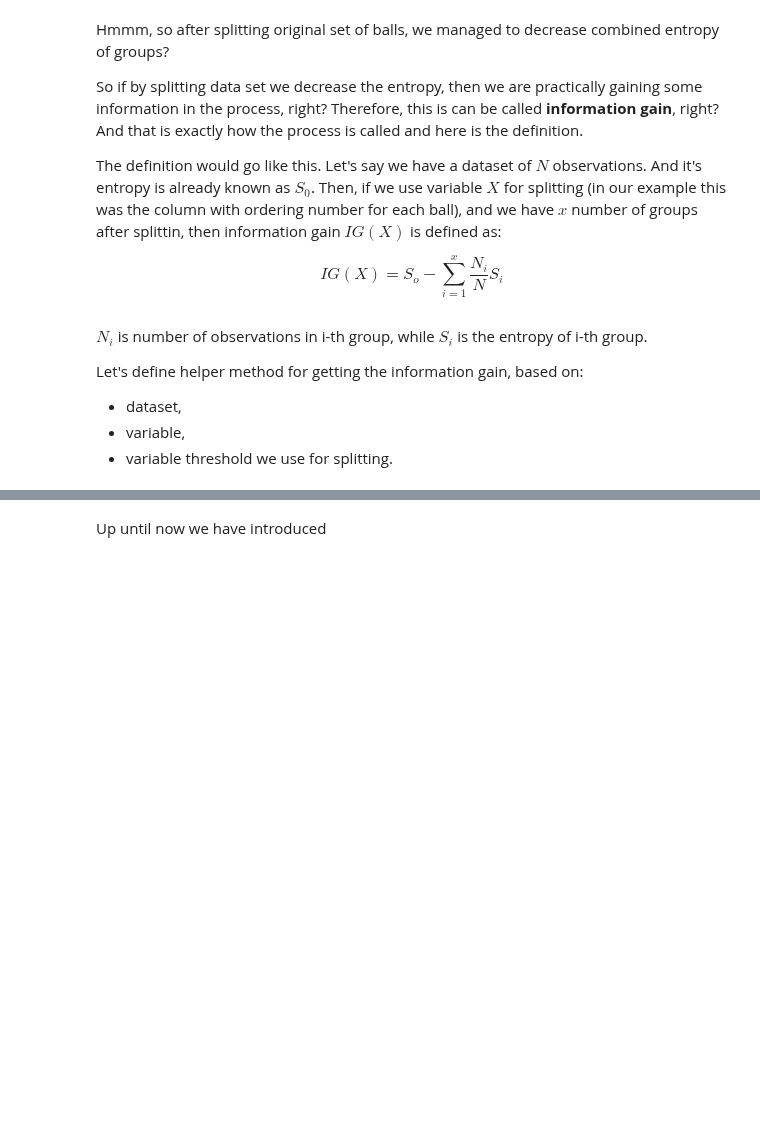
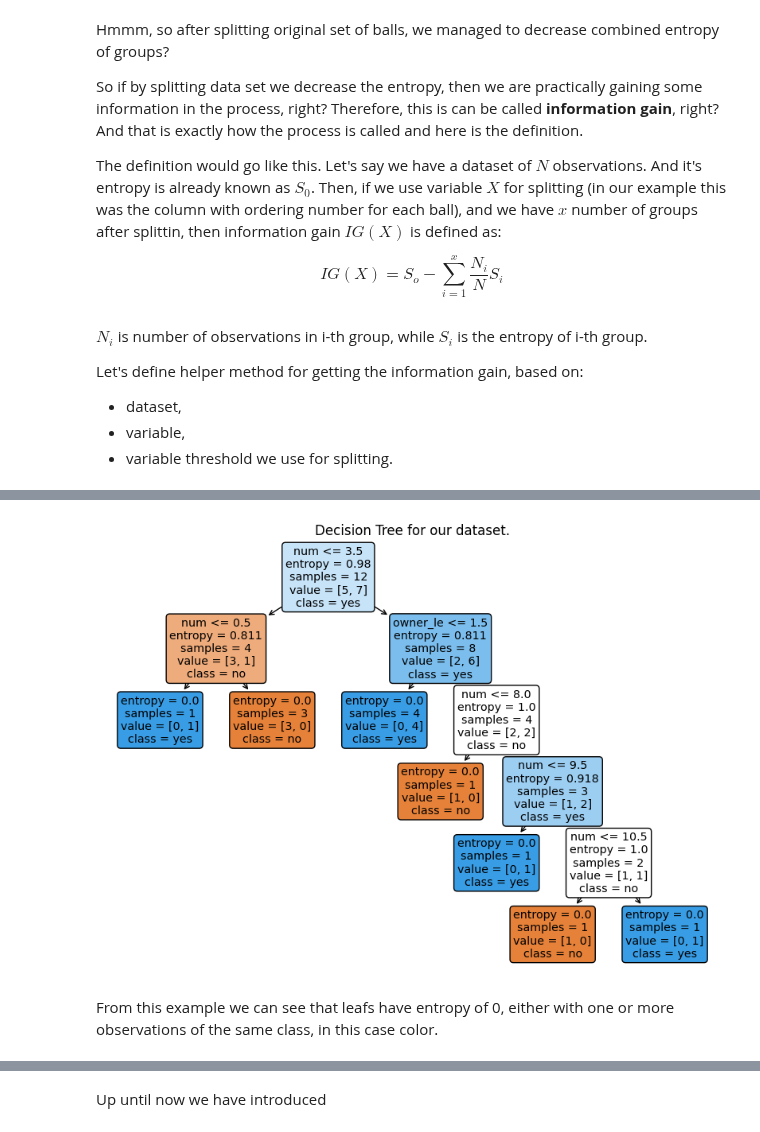
Before and after one commit to datakolektiv/dss03python2023, a Jupyter notebook: session20/dss03_py_session20.ipynb, the cells around one changed output, grey strips where cells are left out. Drawn from its saved outputs; the diff is of its cells as text; code cells hidden in the pictures; blank space fills up the shorter version.

```diff
--- a/session20/dss03_py_session20.ipynb
+++ b/session20/dss03_py_session20.ipynb
@@ -386 +691,19 @@ Let's define helper method for getting the information gain, based on:
+# %%
+dc = DecisionTreeClassifier(criterion='entropy', )
+
+dc.fit(df_balls[['num', 'owner_le']], df_balls['color_label'])
+
+# plot the DT
+fig = plt.figure(figsize=(10, 7))
+_ = tree.plot_tree(dc,
+                   feature_names=dc.feature_names_in_,
+                   class_names=['no', 'yes'],
+                   filled=True,
+                   rounded=True)
+
+plt.gca().set_title('Decision Tree for our dataset.');
+# %% [output]
+[figure, added]
+# %% [markdown]
+From this example we can see that leafs have entropy of 0, either with one or more observations of the same class, in this case color.
 # %% [markdown]
```
Also changed, not shown: parts of 53 cells of this notebook.
